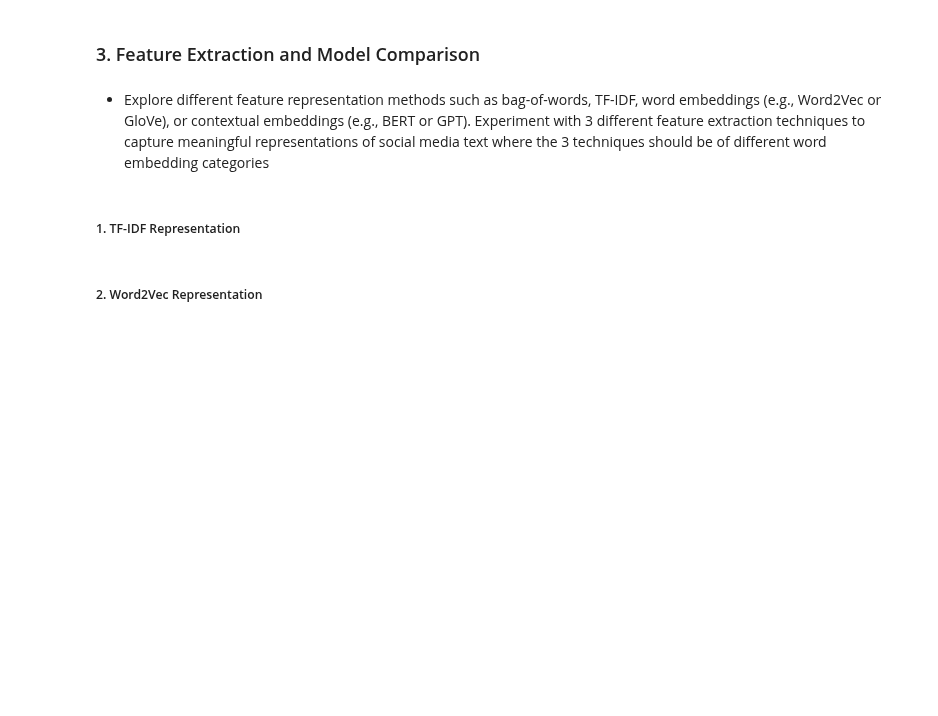
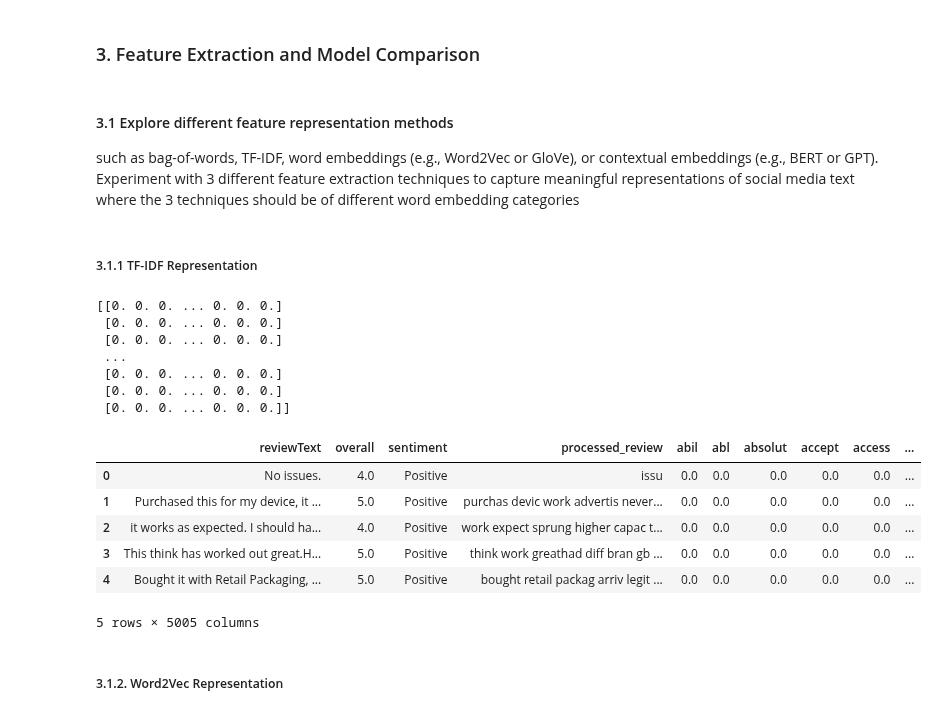
Before and after one commit to Jianting-Selina/CSCN8010_practical_lab, a Jupyter notebook: FinalProjectApplying NLP.ipynb, the cells around one changed output. Drawn from its saved outputs; the diff is of its cells as text; code cells hidden in the pictures; blank space fills up the shorter version.

```diff
--- a/FinalProjectApplying NLP.ipynb
+++ b/FinalProjectApplying NLP.ipynb
@@ -344,27 +344,44 @@ Processed data saved at: ./data/reviews_aws/amazon_review_preprocessed.csv
 # %% [markdown]
 ### 3. Feature Extraction and Model Comparison
 # %% [markdown]
-- Explore different feature representation methods such as bag-of-words, TF-IDF, word
-embeddings (e.g., Word2Vec or GloVe), or contextual embeddings (e.g., BERT or GPT).
+#### 3.1 Explore different feature representation methods
+such as bag-of-words, TF-IDF, word embeddings (e.g., Word2Vec or GloVe), or contextual embeddings (e.g., BERT or GPT).
 Experiment with 3 different feature extraction techniques to capture meaningful
 representations of social media text where the 3 techniques should be of different
 word embedding categories
 # %% [markdown]
-##### 1. TF-IDF Representation
+##### 3.1.1 TF-IDF Representation
 # %%
 from sklearn.feature_extraction.text import TfidfVectorizer
 
 # Initialize the TF-IDF vectorizer
 tfidf_vectorizer = TfidfVectorizer(max_features=1000)  # You can adjust max_features
 
 # Fit and transform the 'processed_review' column
 tfidf_features = tfidf_vectorizer.fit_transform(data['processed_review'].fillna('')).toarray()
 
 # Convert to DataFrame for better visualization
 import pandas as pd
 tfidf_df = pd.DataFrame(tfidf_features, columns=tfidf_vectorizer.get_feature_names_out())
 
 # Add TF-IDF features to the original dataset (optional)
 data = pd.concat([data.reset_index(drop=True), tfidf_df.reset_index(drop=True)], axis=1)
+print(tfidf_features)
+data.head(5)
+# %% [output]
+[[0. 0. 0. ... 0. 0. 0.]
+ [0. 0. 0. ... 0. 0. 0.]
+ [0. 0. 0. ... 0. 0. 0.]
+ ...
+ [0. 0. 0. ... 0. 0. 0.]
+ [0. 0. 0. ... 0. 0. 0.]
+ [0. 0. 0. ... 0. 0. 0.]]
+|  | reviewText | overall | sentiment | processed_review | abil | abl | absolut | accept | access | ... |
+| 0 | No issues. | 4.0 | Positive | issu | 0.0 | 0.0 | 0.0 | 0.0 | 0.0 | ... |
+| 1 | Purchased this for my device, it ... | 5.0 | Positive | purchas devic work advertis never... | 0.0 | 0.0 | 0.0 | 0.0 | 0.0 | ... |
+| 2 | it works as expected. I should ha... | 4.0 | Positive | work expect sprung higher capac t... | 0.0 | 0.0 | 0.0 | 0.0 | 0.0 | ... |
+| 3 | This think has worked out great.H... | 5.0 | Positive | think work greathad diff bran gb ... | 0.0 | 0.0 | 0.0 | 0.0 | 0.0 | ... |
+| 4 | Bought it with Retail Packaging, ... | 5.0 | Positive | bought retail packag arriv legit ... | 0.0 | 0.0 | 0.0 | 0.0 | 0.0 | ... |
+5 rows × 5005 columns
 # %% [markdown]
-##### 2. Word2Vec Representation
+##### 3.1.2. Word2Vec Representation
```
Also changed, not shown: parts of 16 cells of this notebook.
